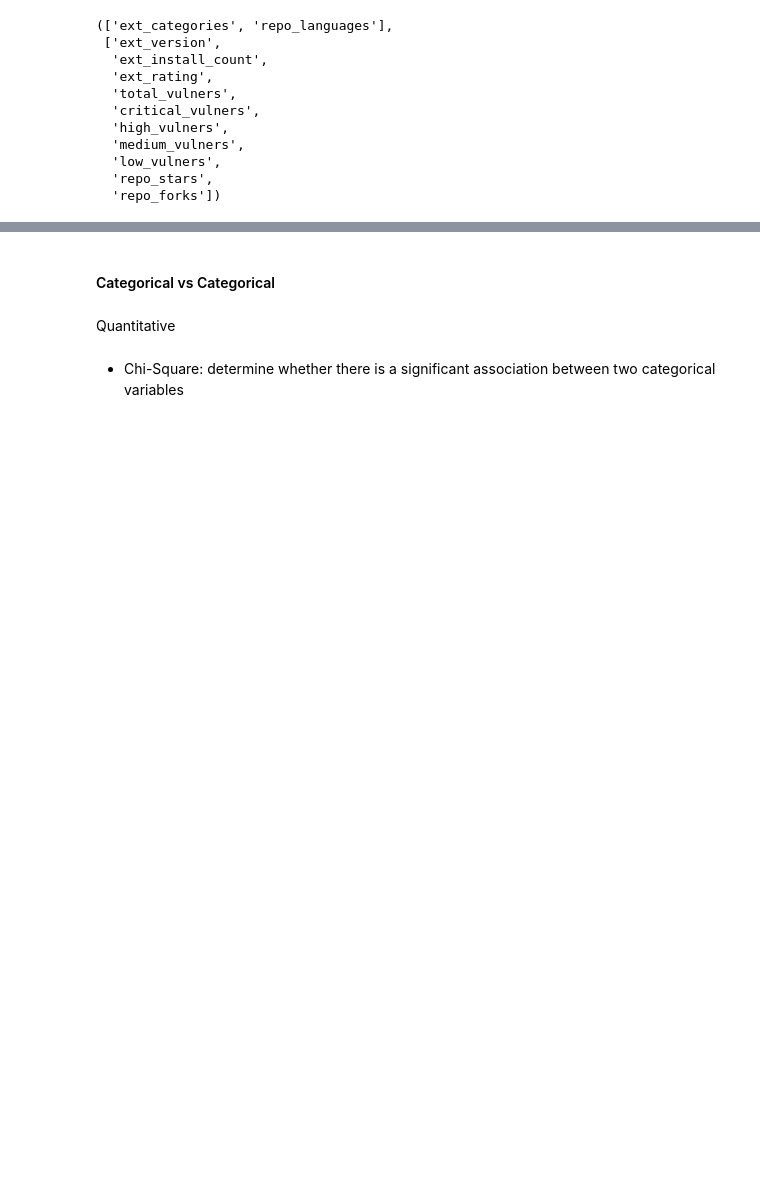
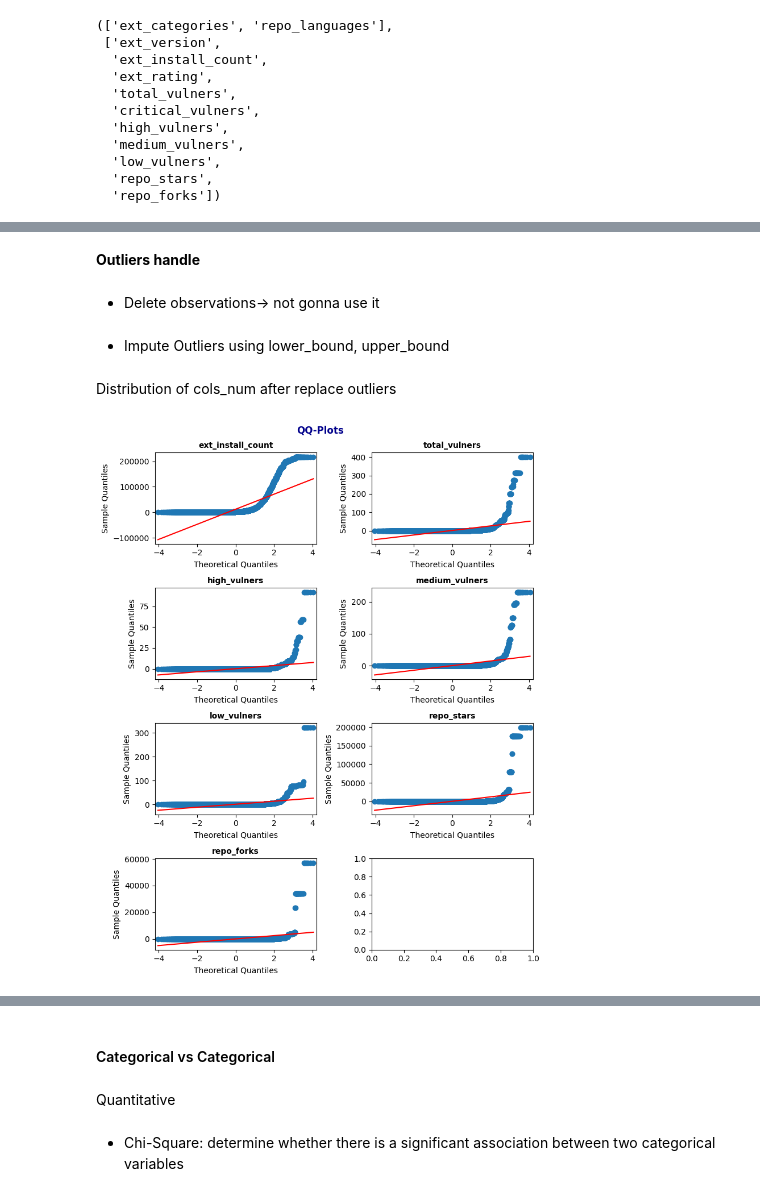
Before and after one commit to Ironhack-DA-Course/proj-final, a Jupyter notebook: notebooks/eda_with_binning_2.ipynb, the cells around one changed output, grey strips where cells are left out. Saved outputs shown, nothing was run; the diff lists cells and outputs as text; code cells hidden in the pictures; blank space fills up the shorter version.

```diff
--- a/notebooks/eda_with_binning_2.ipynb
+++ b/notebooks/eda_with_binning_2.ipynb
@@ -520,0 +573,7 @@ df_eda.to_csv(config["data"]["clean"]["file_eda_cleaned"],index=False)
+# %%
+# Discretizing 'ext_version' into 3 categories
+
+bins = [0, 1, 2, df["ext_version"].max()]
+labels = ["0", "1", "2 and above"]
+df["ext_version_category"] = pd.cut(df["ext_version"], bins=bins, labels=labels, include_lowest=True)
+df["ext_version_category"].value_counts(normalize=True)
@@ -537,4 +611,5 @@ From Univariate Analysis, we observe that the "critical_vulners" has only one va
 # %%
-# cols_num = cols_num.remove("critical_vulners")
-df = df.drop(columns = "critical_vulners")
+
 cols_num = df.select_dtypes(include = ["float","int"]).columns.to_list()
+cols_cat = df.select_dtypes(include = ["object","category"]).columns.to_list()
+cols_num, cols_cat
@@ -540,0 +680,34 @@ cols_num = df.select_dtypes(include = ["float","int"]).columns.to_list()
+# %% [markdown]
+**Outliers handle**
+# %% [markdown]
+- Delete observations->  not gonna use it
+# %% [markdown]
+- Impute Outliers using lower_bound, upper_bound
+# %%
+
+for col in cols_num:
+    outliers, lower_bound, lower_outliers_indexes, upper_bound, upper_outliers_indexes = detect_iqr_outliers(df, col, 0.25, 0.75)
+    # outliers, lower_bound, lower_outliers_indexes, upper_bound, upper_outliers_indexes = detect_winsor_outliers(df, col, 5, 95)
+    if outliers.shape[0] > 0:
+        df.iloc[outliers.index, df.columns.get_loc(col)] = df[col].median()
+        # df.iloc[lower_outliers_indexes,df.columns.get_loc(col)] = lower_bound
+        # df.iloc[upper_outliers_indexes,df.columns.get_loc(col)] = upper_bound
+# %% [markdown]
+Distribution of cols_num after replace outliers
+# %%
+fig, axes = plt.subplots(nrows = int(np.ceil(len(cols_num)/2)), ncols = 2, figsize = (8,10))
+axes = axes.flat
+
+for i,col in enumerate(cols_num):
+    sm.qqplot(df[col],
+           line = "s",
+           ax = axes[i])
+
+    axes[i].set_title(col, fontsize = 10, fontweight = "bold", color = "black")
+
+# fig.delaxes(axes[7])
+fig.suptitle("QQ-Plots", fontsize = 12, fontweight = "bold", color = "darkblue")
+fig.tight_layout()
+fig.show()
+# %% [output]
+[figure, added]
```
Also changed, not shown: parts of 59 cells of this notebook, 4 other files.
